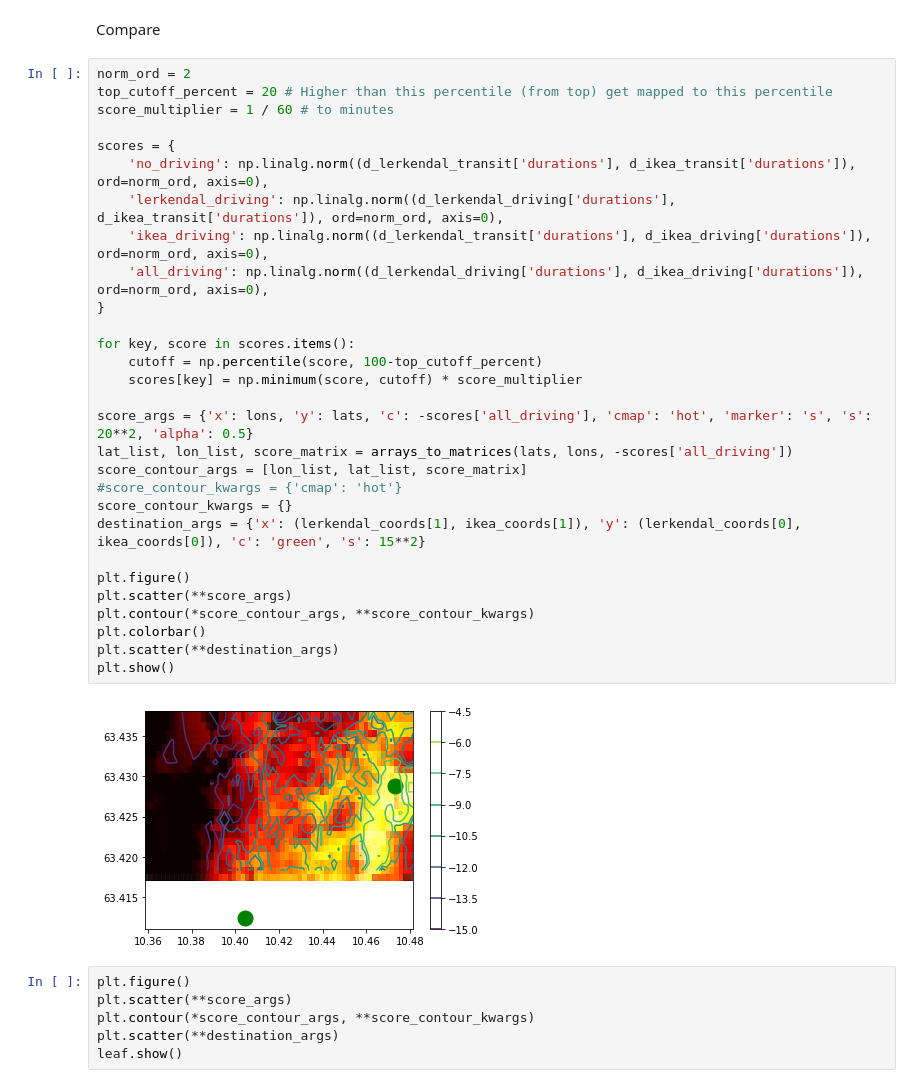
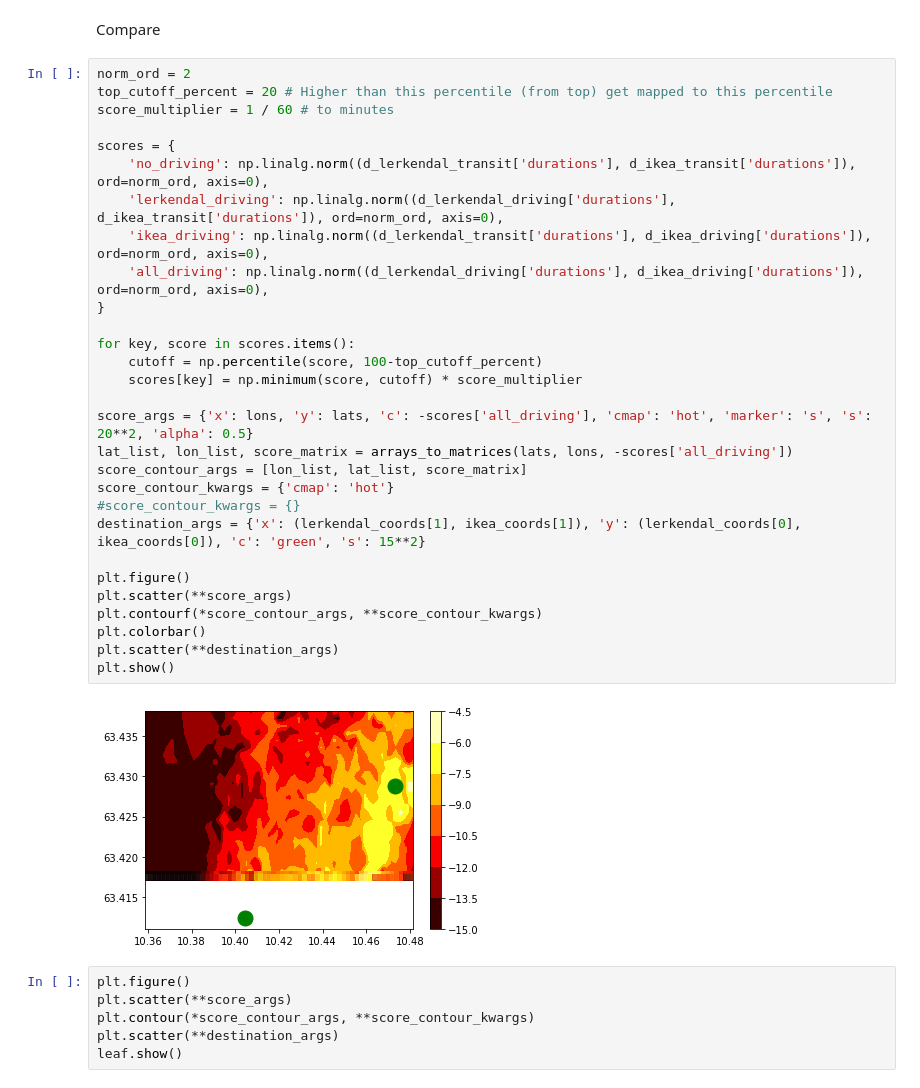
Before and after one commit to glennib/pycommute, a Jupyter notebook: visualize_data.ipynb, the cells around one changed output. Drawn from its saved outputs; the diff is of its cells as text.

```diff
--- a/visualize_data.ipynb
+++ b/visualize_data.ipynb
@@ -75,34 +75,34 @@ Compare
 # %%
 norm_ord = 2
 top_cutoff_percent = 20 # Higher than this percentile (from top) get mapped to this percentile
 score_multiplier = 1 / 60 # to minutes
 
 scores = {
     'no_driving': np.linalg.norm((d_lerkendal_transit['durations'], d_ikea_transit['durations']), ord=norm_ord, axis=0),
     'lerkendal_driving': np.linalg.norm((d_lerkendal_driving['durations'], d_ikea_transit['durations']), ord=norm_ord, axis=0),
     'ikea_driving': np.linalg.norm((d_lerkendal_transit['durations'], d_ikea_driving['durations']), ord=norm_ord, axis=0),
     'all_driving': np.linalg.norm((d_lerkendal_driving['durations'], d_ikea_driving['durations']), ord=norm_ord, axis=0),
 }
 
 for key, score in scores.items():
     cutoff = np.percentile(score, 100-top_cutoff_percent)
     scores[key] = np.minimum(score, cutoff) * score_multiplier
 
 score_args = {'x': lons, 'y': lats, 'c': -scores['all_driving'], 'cmap': 'hot', 'marker': 's', 's': 20**2, 'alpha': 0.5}
 lat_list, lon_list, score_matrix = arrays_to_matrices(lats, lons, -scores['all_driving'])
 score_contour_args = [lon_list, lat_list, score_matrix]
-#score_contour_kwargs = {'cmap': 'hot'}
-score_contour_kwargs = {}
+score_contour_kwargs = {'cmap': 'hot'}
+#score_contour_kwargs = {}
 destination_args = {'x': (lerkendal_coords[1], ikea_coords[1]), 'y': (lerkendal_coords[0], ikea_coords[0]), 'c': 'green', 's': 15**2}
 
 plt.figure()
 plt.scatter(**score_args)
-plt.contour(*score_contour_args, **score_contour_kwargs)
+plt.contourf(*score_contour_args, **score_contour_kwargs)
 plt.colorbar()
 plt.scatter(**destination_args)
 plt.show()
 # %% [output]
-[figure, old version]
+[figure, new version]
 # %%
 plt.figure()
 plt.scatter(**score_args)
```
Also changed, not shown: 4 other files.
